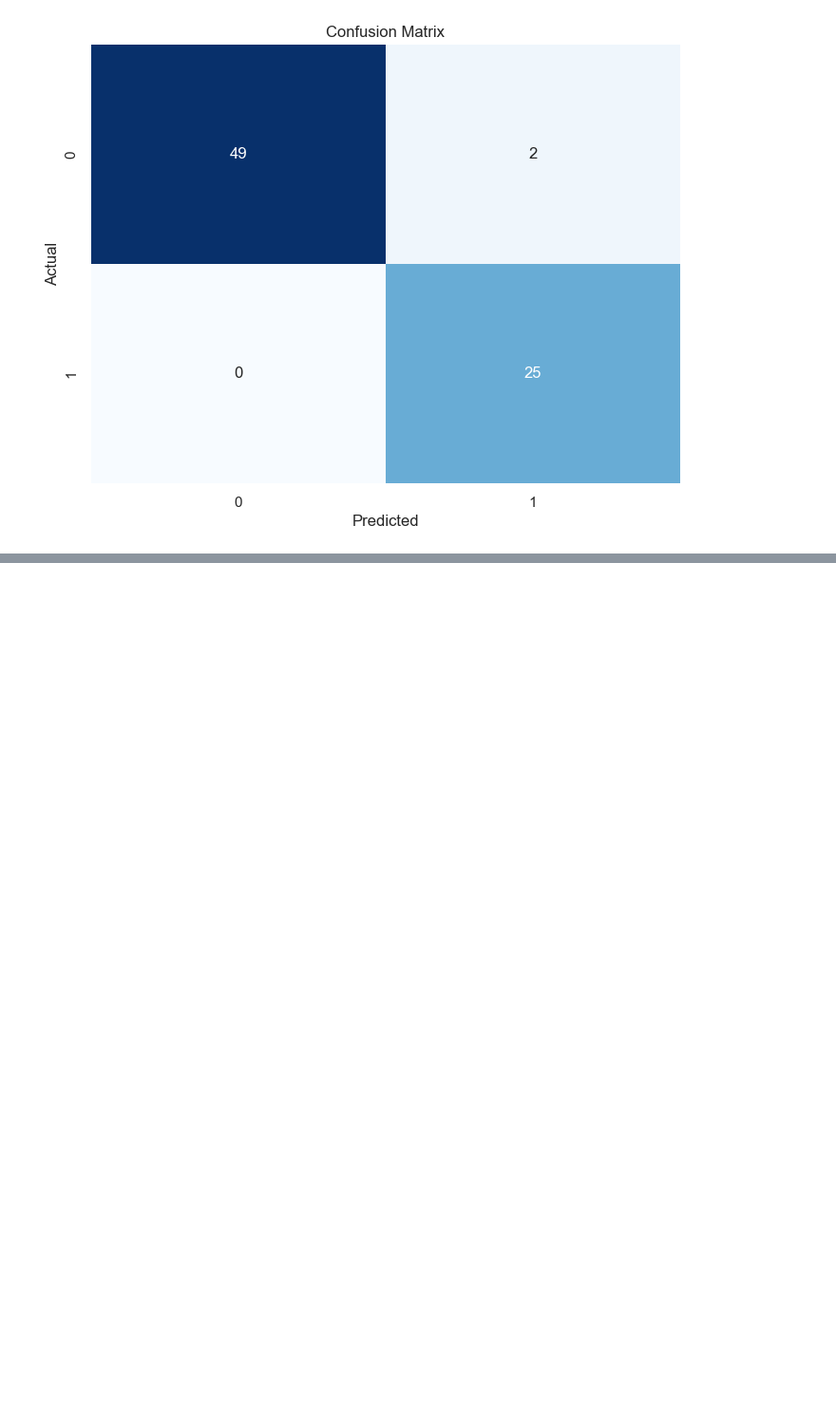
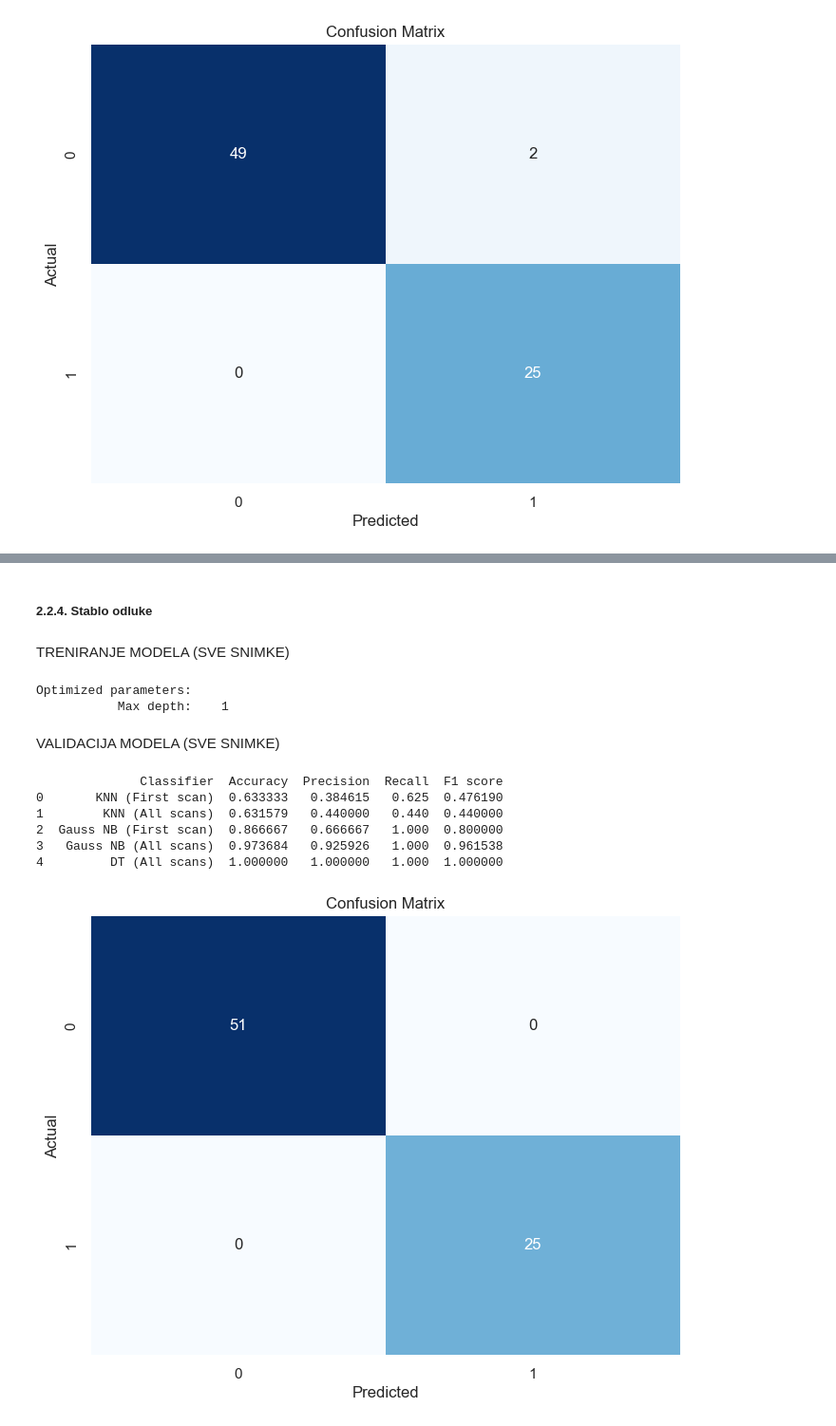
Before and after one commit to bnikolic2/Early-Stage-Alzheimer-s-Disease-Prediction-Using-Machine-Learning-Models, a Jupyter notebook: prosirenje.ipynb, the cells around one changed output, grey strips where cells are left out. Shown at 95% size. Drawn from its saved outputs; the diff is of its cells as text; code cells hidden in the pictures; blank space fills up the shorter version.

Commit message:
Added dt, rf, svm, xgb, voting for all scans

```diff
--- a/prosirenje.ipynb
+++ b/prosirenje.ipynb
@@ -862,0 +865,61 @@ plt.show()
+# %% [markdown]
+##### 2.2.4. Stablo odluke
+# %% [markdown]
+TRENIRANJE MODELA (SVE SNIMKE)
+# %%
+from sklearn.tree import DecisionTreeClassifier
+
+dt_parameters = {
+    "max_depth":range(1,9),
+}
+
+#optimizacija hiperparametra
+dt_clf= DecisionTreeClassifier(criterion='entropy', random_state =42)
+
+dt_gs_f1 = GridSearchCV(dt_clf, dt_parameters, cv = k, n_jobs = 8, scoring='f1')
+dt_gs_f1.fit(Xas_train, yas_train)
+
+# Best parameters
+best_max_depth = dt_gs_f1.best_params_['max_depth']
+print("Optimized parameters: ")
+print(f'{"Max depth":>20}: {str(best_max_depth):>4}')
+# %% [output]
+Optimized parameters:
+           Max depth:    1
+# %% [markdown]
+VALIDACIJA MODELA (SVE SNIMKE)
+# %%
+# Optimized clf
+dt_optimized_clf = DecisionTreeClassifier(max_depth = best_max_depth,criterion='entropy', random_state =42)
+dt_optimized_clf.fit(Xas_train, yas_train)
+
+# Prediction on test set
+yas_pred = dt_optimized_clf.predict(Xas_test)
+
+accuracy = accuracy_score(yas_test, yas_pred)
+precision = precision_score(yas_test, yas_pred)
+recall = recall_score(yas_test, yas_pred)
+f1 = f1_score(yas_test, yas_pred)
+
+# Add to metrics_table
+metric_table.loc[len(metric_table)] = ['DT (All scans)', accuracy, precision, recall, f1]
+
+# Confusion matrix
+conf_matrix = confusion_matrix(yas_test, yas_pred)
+# %%
+print(metric_table)
+
+plt.figure(figsize=(8, 6))
+sns.heatmap(conf_matrix, annot=True, cmap='Blues', fmt='d', cbar=False)
+plt.xlabel('Predicted')
+plt.ylabel('Actual')
+plt.title('Confusion Matrix')
+plt.show()
+# %% [output]
+              Classifier  Accuracy  Precision  Recall  F1 score
+0       KNN (First scan)  0.633333   0.384615   0.625  0.476190
+1        KNN (All scans)  0.631579   0.440000   0.440  0.440000
+2  Gauss NB (First scan)  0.866667   0.666667   1.000  0.800000
+3   Gauss NB (All scans)  0.973684   0.925926   1.000  0.961538
+4         DT (All scans)  1.000000   1.000000   1.000  1.000000
+[figure, added]
```
Also changed, not shown: parts of 36 cells of this notebook.
